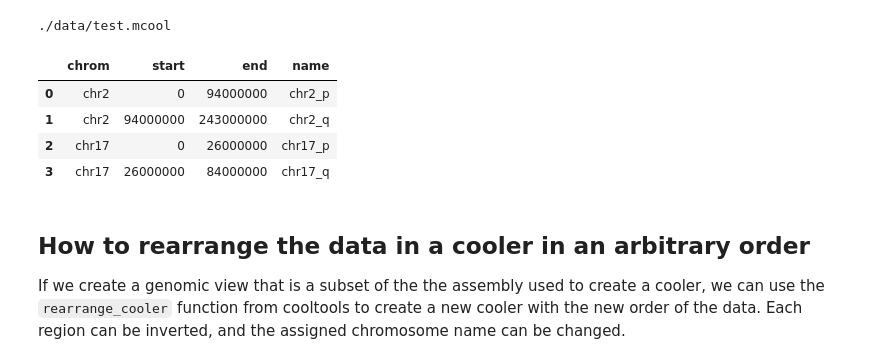
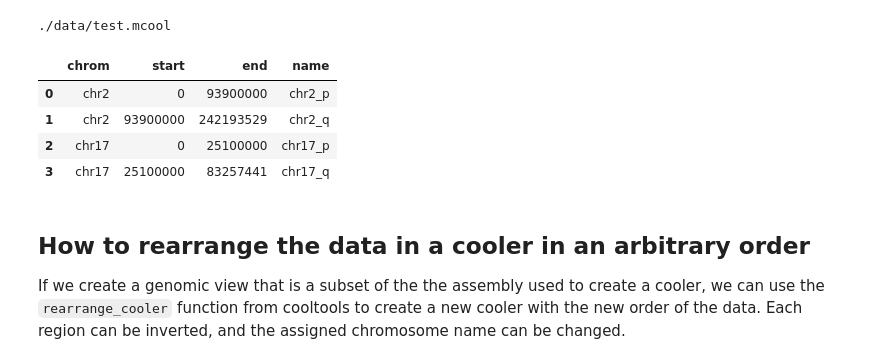
Before and after one commit to open2c/open2c_examples, a Jupyter notebook: cooler_manipulation.ipynb, the cells around one changed output. Cells and saved outputs as stored; diff of their text form; code cells hidden in the pictures.

Commit message:
undo provider spec

```diff
--- a/cooler_manipulation.ipynb
+++ b/cooler_manipulation.ipynb
@@ -24,20 +24,18 @@ print(cool_file)
 # Load a Hi-C map at a 1000kb resolution from a cooler file.
 clr = cooler.Cooler('./test.mcool::/resolutions/1000000')
 # %%
-# Use bioframe to fetch the genomic features from the UCSC.
-hg38_chromsizes = bioframe.fetch_chromsizes('hg38', provider='ucsc')
+# Use bioframe to fetch the genomic features.
+hg38_chromsizes = bioframe.fetch_chromsizes('hg38')
 hg38_cens = bioframe.fetch_centromeres('hg38')
 hg38_arms = bioframe.make_viewframe(bioframe.make_chromarms(hg38_chromsizes,  hg38_cens))
-# View has to be bin-aligned!
 hg38_arms = hg38_arms[hg38_arms.chrom.isin(clr.chromnames)].reset_index(drop=True)
-hg38_arms[['start', 'end']] = (np.ceil(hg38_arms[['start', 'end']] / clr.binsize)*clr.binsize).astype(int)
 hg38_arms
 # %% [output]
 |  | chrom | start | end | name |
-| 0 | chr2 | 0 | 94000000 | chr2_p |
-| 1 | chr2 | 94000000 | 243000000 | chr2_q |
-| 2 | chr17 | 0 | 26000000 | chr17_p |
-| 3 | chr17 | 26000000 | 84000000 | chr17_q |
+| 0 | chr2 | 0 | 93900000 | chr2_p |
+| 1 | chr2 | 93900000 | 242193529 | chr2_q |
+| 2 | chr17 | 0 | 25100000 | chr17_p |
+| 3 | chr17 | 25100000 | 83257441 | chr17_q |
 # %% [markdown]
 ## How to rearrange the data in a cooler in an arbitrary order
 
```
Also changed, not shown: parts of 6 cells of this notebook, 3 other files.
